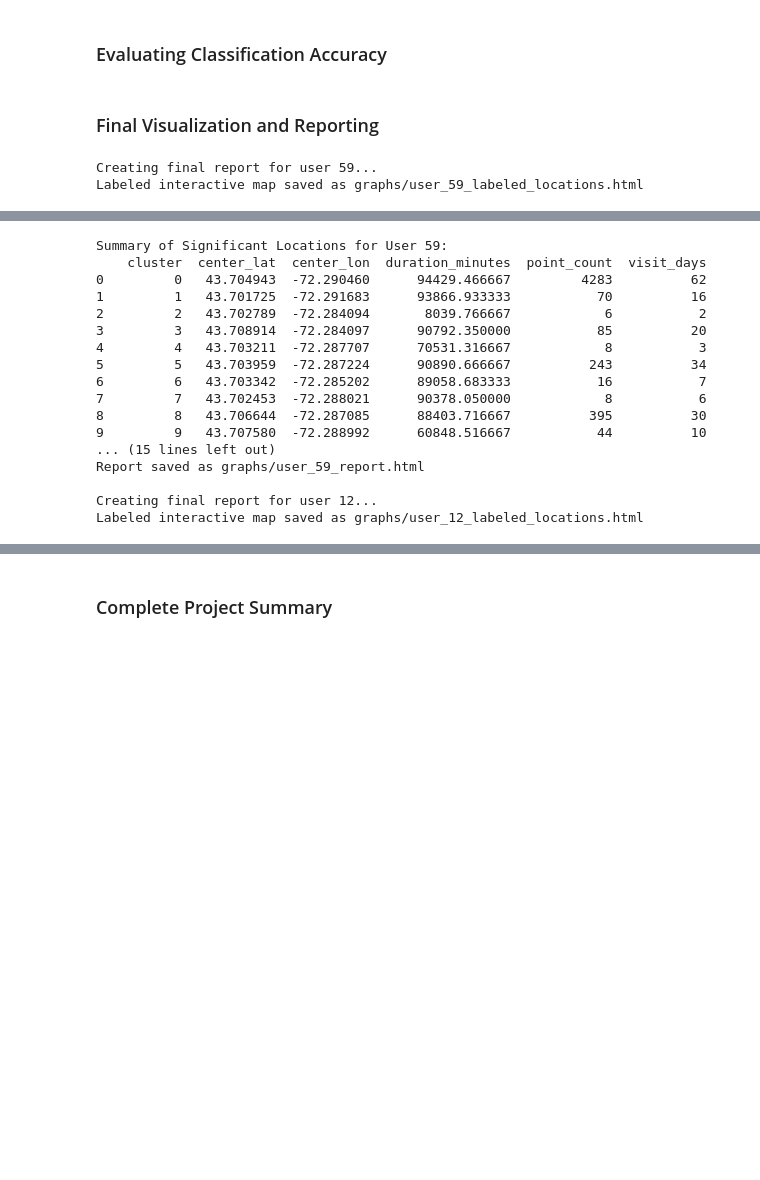
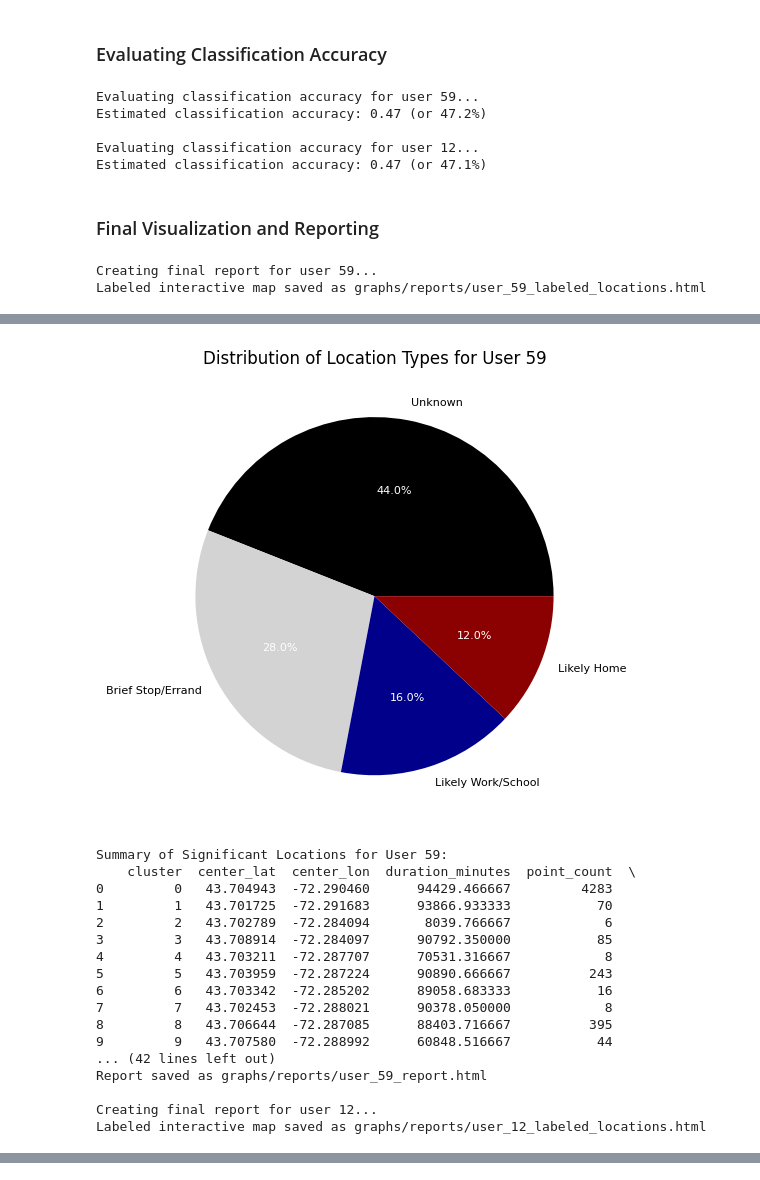
Before and after one commit to Braden-Long/uva-cs4501-gps-location-analysis, a Jupyter notebook: gps_location_analysis.ipynb, the cells around one changed output, grey strips where cells are left out. Saved outputs shown, nothing was run; the diff lists cells and outputs as text; code cells hidden in the pictures; blank space fills up the shorter version.

Commit message:
Changed directory structure, minor code fixes

```diff
--- a/gps_location_analysis.ipynb
+++ b/gps_location_analysis.ipynb
@@ -725,10 +706,11 @@ def evaluate_classification_accuracy(labeled_clusters):
     Manually evaluate the accuracy of our classification based on place info
     and temporal patterns. In a real implementation, you would compare with ground truth.
     """
-    # Create graphs directory if it doesn't exist
-    import os
+    # Create directories if they don't exist
     if not os.path.exists("graphs"):
         os.makedirs("graphs")
+    if not os.path.exists("graphs/evaluation"):
+        os.makedirs("graphs/evaluation")
 
     # Without ground truth, we'll use a heuristic approach to estimate accuracy
     # based on confidence in the classification
@@ -799,8 +781,8 @@ def evaluate_classification_accuracy(labeled_clusters):
         plt.xlabel('Confidence Level')
         plt.ylabel('Number of Locations')
 
-        # Save to graphs directory
-        plt.savefig("graphs/classification_confidence.png", dpi=300)
+        # Save to graphs/evaluation directory
+        plt.savefig("graphs/evaluation/classification_confidence.png", dpi=300)
         plt.close()
 
         return {
@@ -816,6 +798,12 @@ if use_places_api:
     for user_id in significant_locations:
         print(f"\nEvaluating classification accuracy for user {user_id}...")
         evaluation = evaluate_classification_accuracy(significant_locations[user_id])
+# %% [output]
+Evaluating classification accuracy for user 59...
+Estimated classification accuracy: 0.47 (or 47.2%)
+
+Evaluating classification accuracy for user 12...
+Estimated classification accuracy: 0.47 (or 47.1%)
 # %% [markdown]
 ### Final Visualization and Reporting
 # %%
@@ -823,10 +811,11 @@ def create_final_report(user_id, labeled_clusters, full_data):
     """
     Create a comprehensive report of our analysis
     """
-    # Create graphs directory if it doesn't exist
-    import os
+    # Create necessary directories if they don't exist
     if not os.path.exists("graphs"):
         os.makedirs("graphs")
+    if not os.path.exists("graphs/reports"):
+        os.makedirs("graphs/reports")
 
     if labeled_clusters is None or len(labeled_clusters) == 0:
         print(f"No labeled clusters available for user {user_id}")
@@ -920,8 +909,8 @@ def create_final_report(user_id, labeled_clusters, full_data):
 
         m.get_root().html.add_child(folium.Element(legend_html))
 
-    # Save the map (full size) to graphs directory
-    map_file = f"graphs/user_{user_id}_labeled_locations.html"
+    # Save the map (full size) to graphs/reports directory
+    map_file = f"graphs/reports/user_{user_id}_labeled_locations.html"
     m.save(map_file)
     print(f"Labeled interactive map saved as {map_file}")
 
@@ -953,8 +942,8 @@ def create_final_report(user_id, labeled_clusters, full_data):
         plt.title(f'Distribution of Location Types for User {user_id}')
         plt.tight_layout()
 
-        # Save to graphs directory
-        pie_chart_file = f"graphs/user_{user_id}_location_types.png"
+        # Save to graphs/reports directory
+        pie_chart_file = f"graphs/reports/user_{user_id}_location_types.png"
         plt.savefig(pie_chart_file, dpi=300)
         plt.show()
         plt.close()
@@ -1000,62 +989,64 @@ def create_final_report(user_id, labeled_clusters, full_data):
 
     # Add pie chart section if location types are available
     if has_location_types:
-        pie_chart_file = f"graphs/user_{user_id}_location_types.png"
+        pie_chart_file = f"graphs/reports/user_{user_id}_location_types.png"
         html_report += f"""
         <div class="chart">
             <h2>Distribution of Location Types</h2>
-            <img src="{pie_chart_file}" alt="Location Types Distribution">
+            <img src="../{pie_chart_file}" alt="Location Types Distribution">
         </div>
         """
 
     # Continue with the rest of the report
     html_report += f"""
         <div class="chart">
             <h2>Spatial Distribution of Locations</h2>
             <p>View the interactive map: <a href="{map_file}" target="_blank">Open Map</a></p>
-            <img src="graphs/user_{user_id}_locations.png" alt="Spatial Distribution">
         </div>
 
         <h2>Methodology</h2>
         <p>
             This analysis used DBSCAN clustering to identify significant locations based on GPS data.
             {' Locations were classified using temporal patterns of visits.' if has_location_types else ''}
             A location was considered significant if the user spent at least 10 minutes there on multiple occasions.
         </p>
     </body>
     </html>
     """
 
-    # Save the HTML report to graphs directory
-    report_file = f"graphs/user_{user_id}_report.html"
+    # Save the HTML report to graphs/reports directory
+    report_file = f"graphs/reports/user_{user_id}_report.html"
     with open(report_file, "w") as f:
         f.write(html_report)
 
     print(f"Report saved as {report_file}")
 
 # Create final reports for our users
 for user_id in significant_locations:
     print(f"\nCreating final report for user {user_id}...")
     create_final_report(user_id, significant_locations[user_id], full_data[user_id])
+
+print("\nProject analysis complete!")
 # %% [output]
 Creating final report for user 59...
-Labeled interactive map saved as graphs/user_59_labeled_locations.html
+Labeled interactive map saved as graphs/reports/user_59_labeled_locations.html
 [interactive output not drawn]
+[figure, added]
 Summary of Significant Locations for User 59:
-    cluster  center_lat  center_lon  duration_minutes  point_count  visit_days
-0         0   43.704943  -72.290460      94429.466667         4283          62
-1         1   43.701725  -72.291683      93866.933333           70          16
-2         2   43.702789  -72.284094       8039.766667            6           2
-3         3   43.708914  -72.284097      90792.350000           85          20
-4         4   43.703211  -72.287707      70531.316667            8           3
-5         5   43.703959  -72.287224      90890.666667          243          34
-6         6   43.703342  -72.285202      89058.683333           16           7
-7         7   43.702453  -72.288021      90378.050000            8           6
-8         8   43.706644  -72.287085      88403.716667          395          30
-9         9   43.707580  -72.288992      60848.516667           44          10
-... (15 lines left out)
-Report saved as graphs/user_59_report.html
+    cluster  center_lat  center_lon  duration_minutes  point_count  \
+0         0   43.704943  -72.290460      94429.466667         4283
+1         1   43.701725  -72.291683      93866.933333           70
+2         2   43.702789  -72.284094       8039.766667            6
+3         3   43.708914  -72.284097      90792.350000           85
+4         4   43.703211  -72.287707      70531.316667            8
+5         5   43.703959  -72.287224      90890.666667          243
+6         6   43.703342  -72.285202      89058.683333           16
+7         7   43.702453  -72.288021      90378.050000            8
+8         8   43.706644  -72.287085      88403.716667          395
+9         9   43.707580  -72.288992      60848.516667           44
+... (42 lines left out)
+Report saved as graphs/reports/user_59_report.html
 
 Creating final report for user 12...
-Labeled interactive map saved as graphs/user_12_labeled_locations.html
+Labeled interactive map saved as graphs/reports/user_12_labeled_locations.html
 [interactive output not drawn]
@@ -1079,2 +1070,0 @@ Report saved as graphs/user_12_report.html
-# %% [markdown]
-### Complete Project Summary
```
Also changed, not shown: parts of 5 cells of this notebook, 27 other files.
